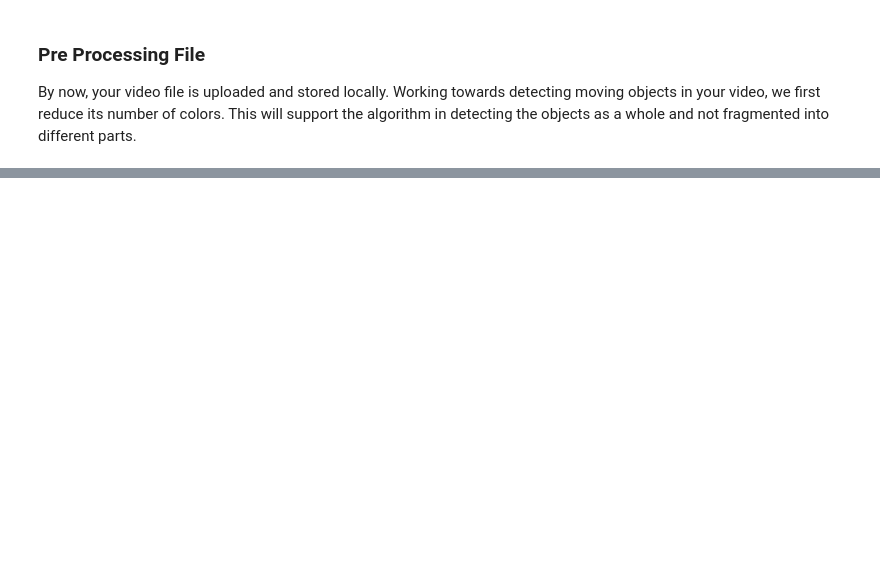
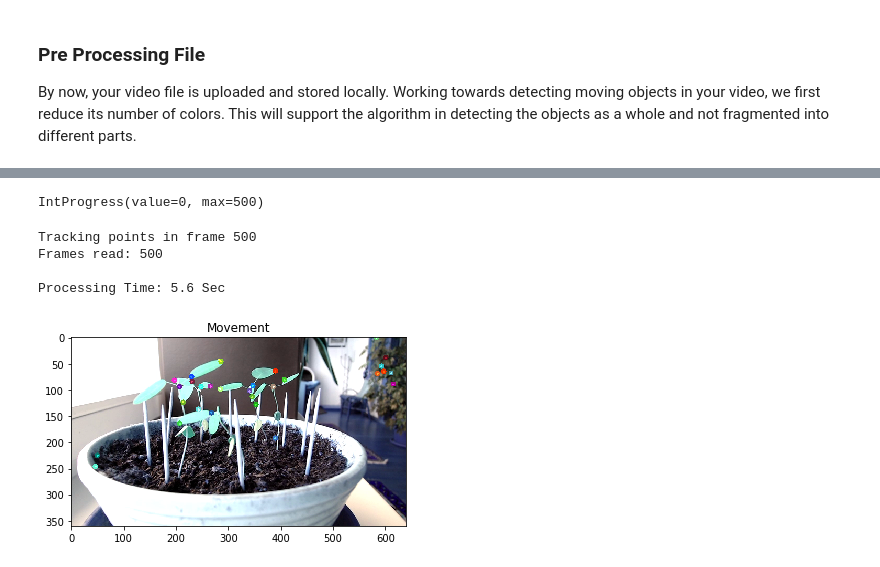
Before and after one commit to StrgFJojo/PlantAnalysisBinder, a Jupyter notebook: PlantAnalysis_Interactive.ipynb, the cells around one changed output, grey strips where cells are left out. Saved outputs shown, nothing was run; the diff lists cells and outputs as text; code cells hidden in the pictures; blank space fills up the shorter version.

```diff
--- a/PlantAnalysis_Interactive.ipynb
+++ b/PlantAnalysis_Interactive.ipynb
@@ -80,0 +237,78 @@ NameError: name 'cap' is not defined
+# %%
+# nbi:hide_in
+frameNum = 0
+framelim = 500
+flag = 1
+start = time.time()
+f = widgets.IntProgress(min=0, max=framelim) # instantiate progrss bar
+display(f) # display progress bar
+
+while flag:
+
+    x_current = []
+    y_current = []
+
+    # Get frame and convert to grayscale
+    ret,frame = cap.read()
+    if ret and frameNum < framelim:
+
+         # Update frameNum
+        frameNum = frameNum + 1
+
+        f.value += 1
+        sys.stdout.write("\rTracking points in frame %i" % frameNum)
+        sys.stdout.flush()
+
+        frame_gray = cv2.cvtColor(frame, cv2.COLOR_BGR2GRAY)
+
+        # Calculate sparse optical flow
+        p1, st, err = cv2.calcOpticalFlowPyrLK(old_gray, frame_gray, p0, None, **lk_params)
+
+        for i in p1:
+            x_val,y_val = i.ravel()
+            x_current = np.append(x_current, x_val)
+            y_current = np.append(y_current, y_val)
+
+        if frameNum == 1:
+            x = [x_current]
+            y = [y_current]
+
+        else:
+            x = np.vstack([x,x_current])
+            y = np.vstack([y,y_current])
+
+        # Select good points
+        good_new = p1[st==1]
+        good_old = p0[st==1]
+
+        # Draw the tracks
+        for i,(new,old) in enumerate(zip(good_new,good_old)):
+            a,b = new.ravel()
+            c,d = old.ravel()
+            mask = cv2.line(mask, (a,b),(c,d), color[i].tolist(), 2)
+            frame = cv2.circle(frame,(a,b),5,color[i].tolist(),-1)
+        img = cv2.add(frame,mask)
+
+        # Update the previous frame and previous points
+        old_gray = frame_gray.copy()
+        p0 = p1.reshape(-1,1,2)
+
+    else:
+        flag = 0
+
+sys.stdout.flush()
+print('\nFrames read:', frameNum)
+
+end = time.time()
+print('\nProcessing Time:' ,round(end-start,1), 'Sec')
+
+plt.title('Movement')
+plt.imshow(img)
+plt.show()
+# %% [output]
+IntProgress(value=0, max=500)
+Tracking points in frame 500
+Frames read: 500
+
+Processing Time: 5.6 Sec
+[figure, added]
```
Also changed, not shown: parts of 19 cells of this notebook.
